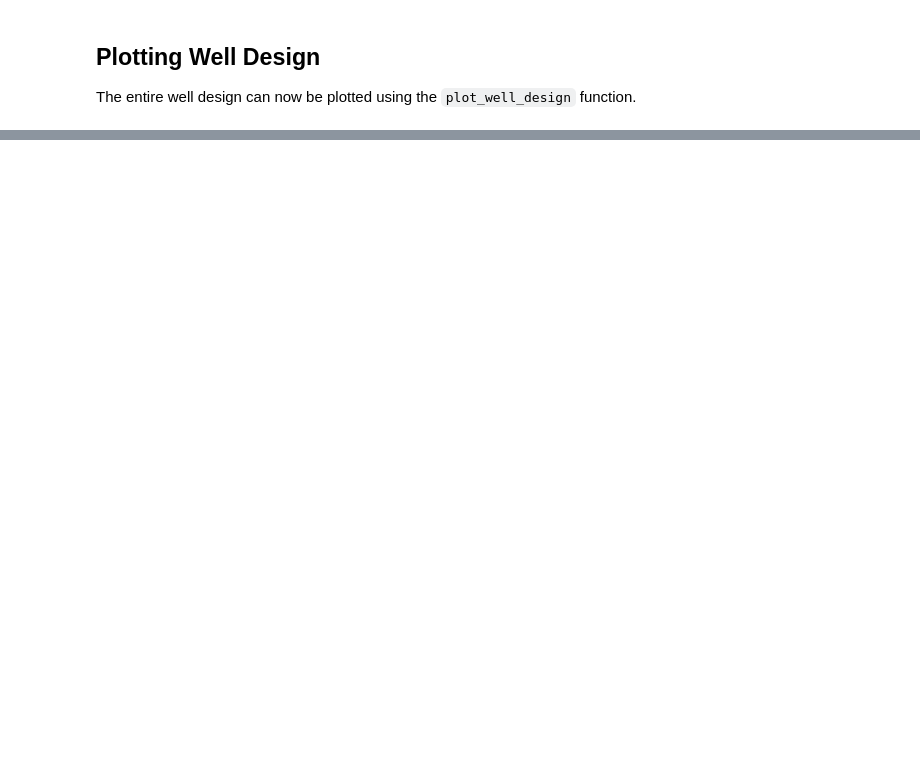
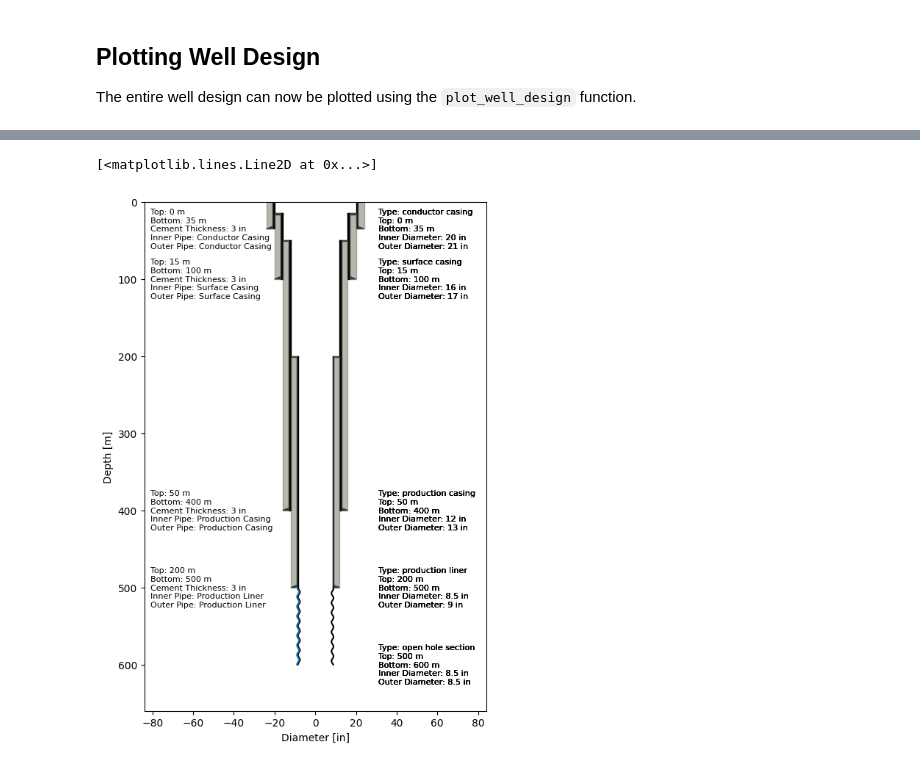
Before and after one commit to AlexanderJuestel/pyborehole, a Jupyter notebook: docs/source/notebooks/03_Adding_Casing_Scheme.ipynb, the cells around one changed output, grey strips where cells are left out. Saved outputs shown, nothing was run; the diff lists cells and outputs as text; code cells hidden in the pictures; blank space fills up the shorter version.

```diff
--- a/docs/source/notebooks/03_Adding_Casing_Scheme.ipynb
+++ b/docs/source/notebooks/03_Adding_Casing_Scheme.ipynb
@@ -205,0 +206,20 @@ fig, ax = borehole.well_design.plot_well_design(show_pipes=True,
+# %%
+top=500,
+bottom=600
+
+import numpy as np
+
+y = np.linspace(top, bottom, 1000)
+y[:5]
+
+x = 0.5* np.sin(y/2) -8.5
+
+import matplotlib.pyplot as plt
+fig, ax = borehole.well_design.plot_well_design(show_pipes=True,
+                                                show_shoes=True,
+                                                show_cements=True,
+                                                show_descriptions=True)
+ax.plot(x, y)
+# %% [output]
+[<matplotlib.lines.Line2D at 0x...>]
+[figure, added]
```
Also changed, not shown: parts of 12 cells of this notebook, 9 other files.
